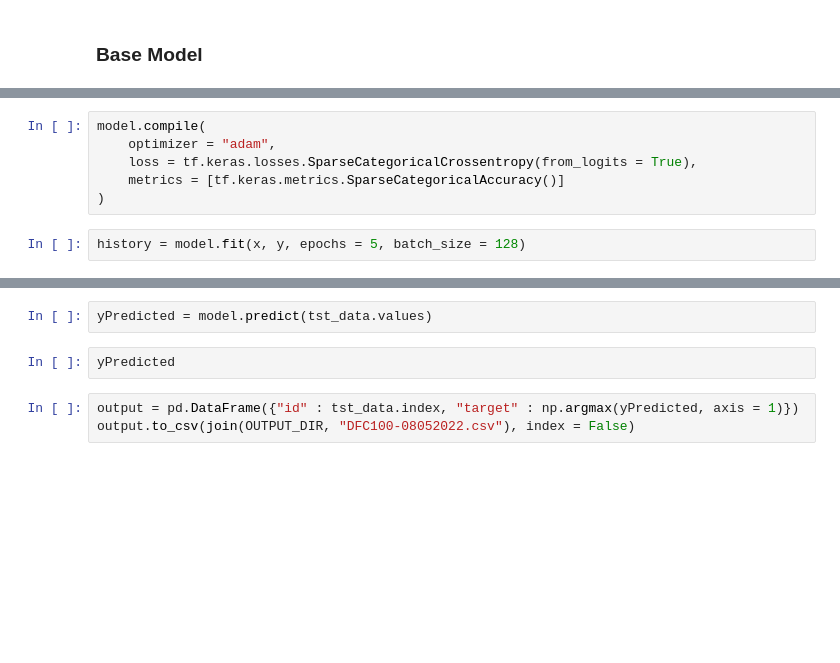
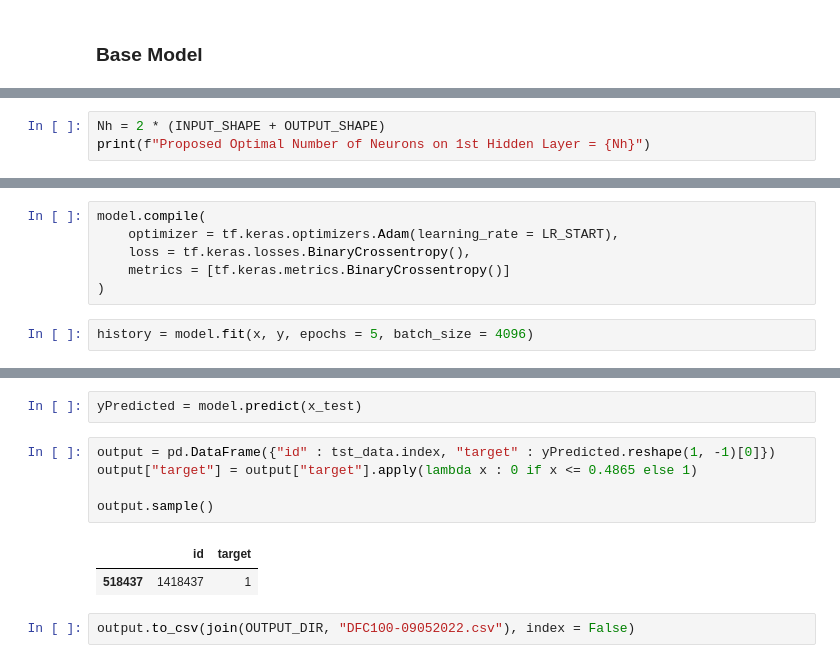
Before and after one commit to ZenithClown/self-development, a Jupyter notebook: notebooks/Tabular Playground Series [TPS] May, 2022.ipynb, the cells around one changed output, grey strips where cells are left out. Saved outputs shown, nothing was run; the diff lists cells and outputs as text; blank space fills up the shorter version.

```diff
--- a/notebooks/Tabular Playground Series [TPS] May, 2022.ipynb
+++ b/notebooks/Tabular Playground Series [TPS] May, 2022.ipynb
@@ -436,0 +517,3 @@ INPUT_SHAPE, OUTPUT_SHAPE
+# %%
+Nh = 2 * (INPUT_SHAPE + OUTPUT_SHAPE)
+print(f"Proposed Optimal Number of Neurons on 1st Hidden Layer = {Nh}")
@@ -451,8 +629,8 @@ model.summary(line_length = 127)
 # %%
 model.compile(
-    optimizer = "adam",
-    loss = tf.keras.losses.SparseCategoricalCrossentropy(from_logits = True),
-    metrics = [tf.keras.metrics.SparseCategoricalAccuracy()]
+    optimizer = tf.keras.optimizers.Adam(learning_rate = LR_START),
+    loss = tf.keras.losses.BinaryCrossentropy(),
+    metrics = [tf.keras.metrics.BinaryCrossentropy()]
 )
 # %%
-history = model.fit(x, y, epochs = 5, batch_size = 128)
+history = model.fit(x, y, epochs = 5, batch_size = 4096)
@@ -459,7 +648,12 @@ history = model.fit(x, y, epochs = 5, batch_size = 128)
 # %%
-yPredicted = model.predict(tst_data.values)
+yPredicted = model.predict(x_test)
-# %%
-yPredicted
+# %%
+output = pd.DataFrame({"id" : tst_data.index, "target" : yPredicted.reshape(1, -1)[0]})
+output["target"] = output["target"].apply(lambda x : 0 if x <= 0.4865 else 1)
+
+output.sample()
+# %% [output]
+|  | id | target |
+| 518437 | 1418437 | 1 |
 # %%
-output = pd.DataFrame({"id" : tst_data.index, "target" : np.argmax(yPredicted, axis = 1)})
-output.to_csv(join(OUTPUT_DIR, "DFC100-08052022.csv"), index = False)
+output.to_csv(join(OUTPUT_DIR, "DFC100-09052022.csv"), index = False)
```
Also changed, not shown: parts of 21 cells of this notebook.
